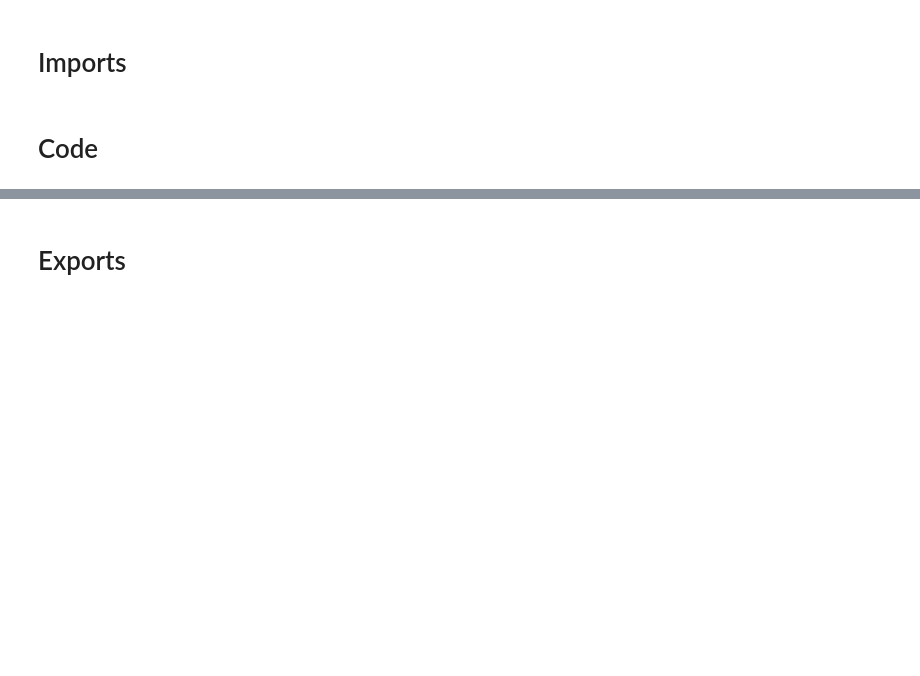
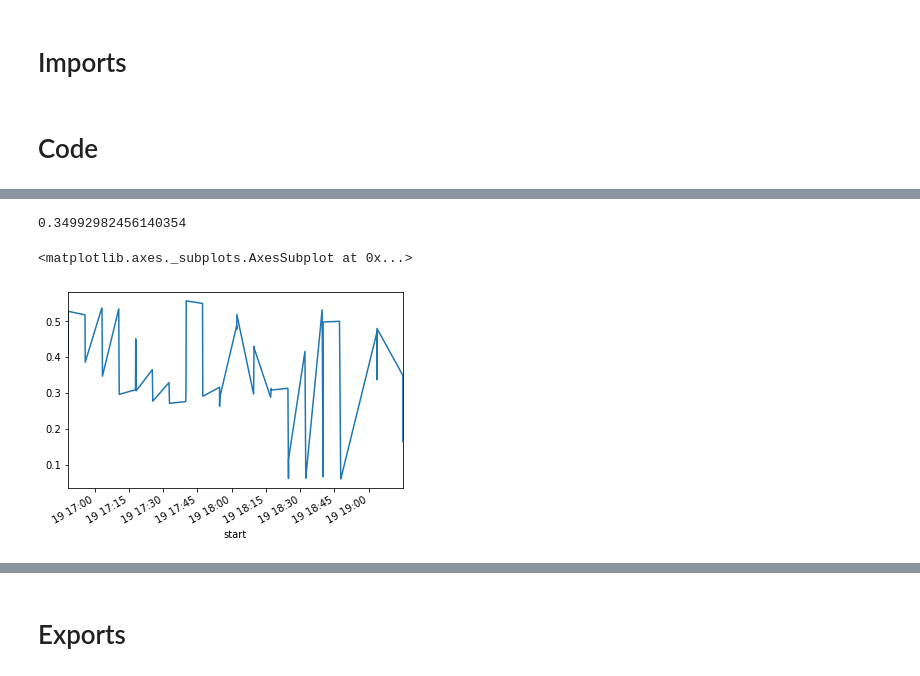
Before and after one commit to bakeryproducts/dHPO, a Jupyter notebook: gen_exp.ipynb, the cells around one changed output, grey strips where cells are left out. Drawn from its saved outputs; the diff is of its cells as text; code cells hidden in the pictures; blank space fills up the shorter version.

```diff
--- a/gen_exp.ipynb
+++ b/gen_exp.ipynb
@@ -144,3 +185,11 @@ df.sort_index(ascending=False).head(9)#[['crossover_chance', 'bva']].values
+# %%
+s = df['bva']
+print(s.mean())
+s.plot()
+# %% [output]
+0.34992982456140354
+<matplotlib.axes._subplots.AxesSubplot at 0x...>
+[figure, added]
 # %%
 df['tt'].sum()
 # %% [output]
```
Also changed, not shown: parts of 15 cells of this notebook, 10 other files.
